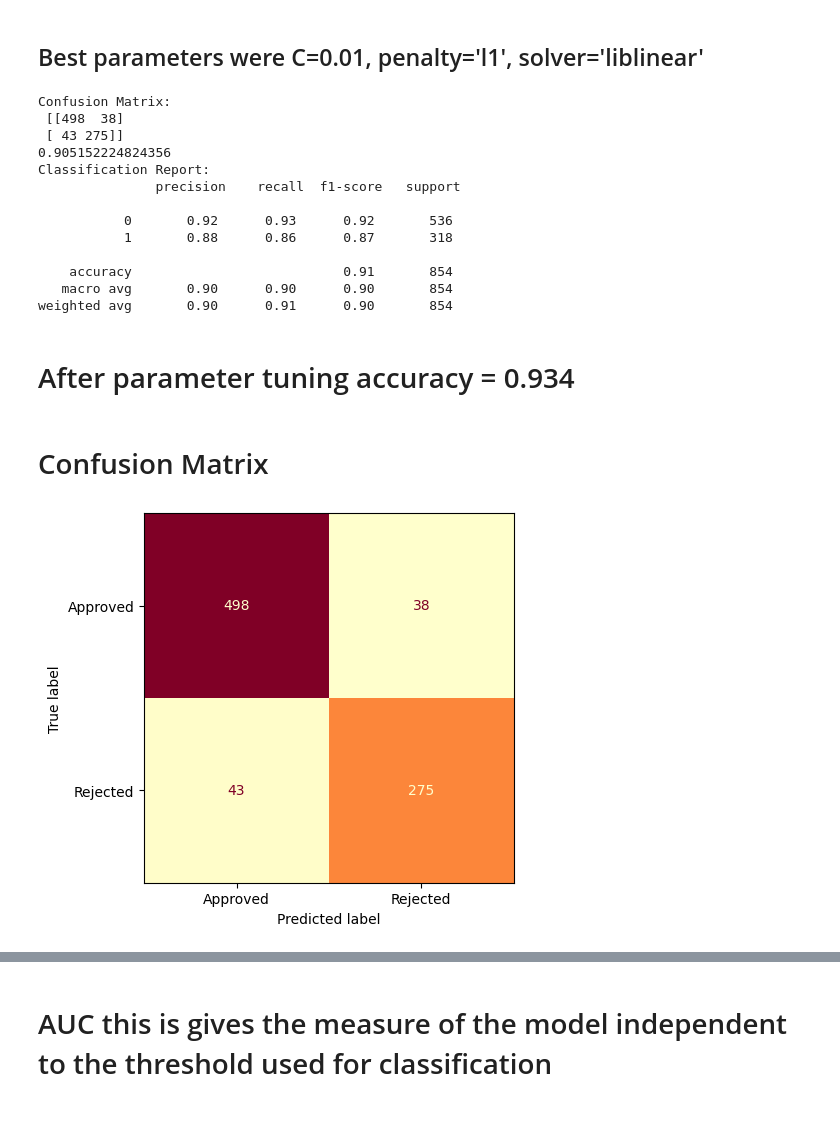
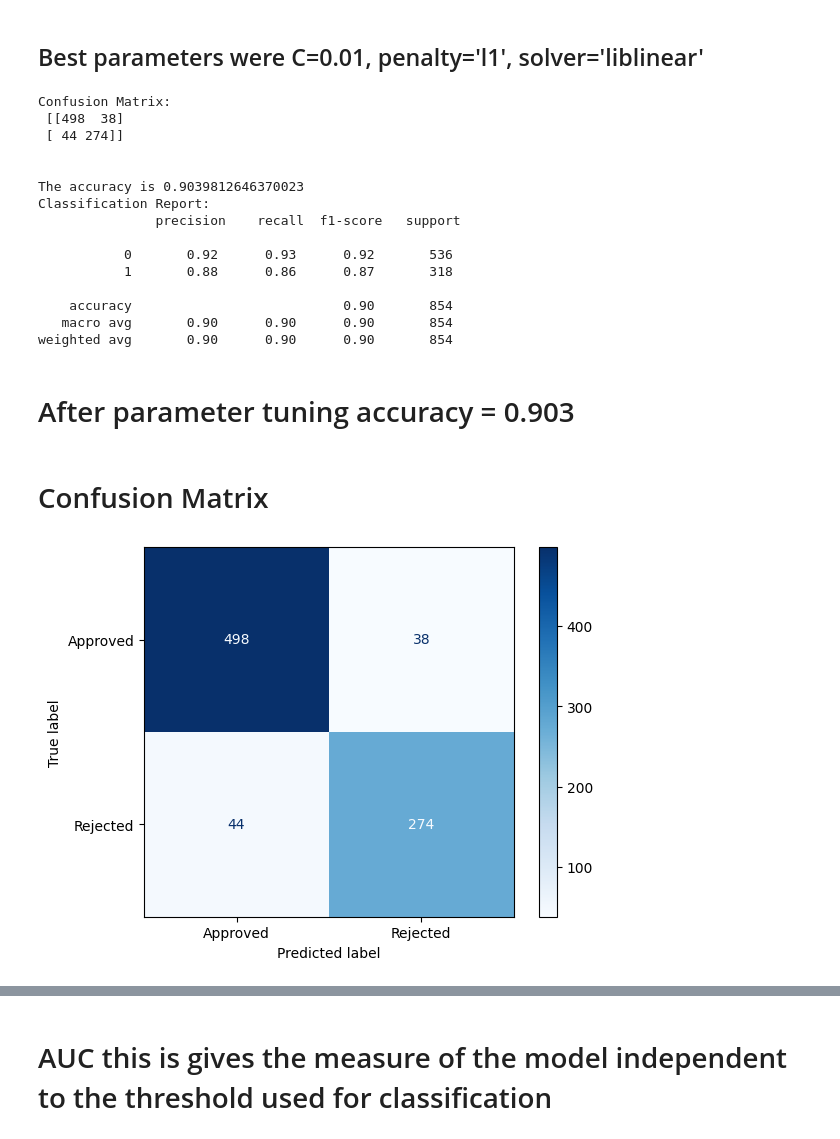
Before and after one commit to notsocertain/SMOTE-vs-ADASYN, a Jupyter notebook: Logistic-Regression(Without Balancing).ipynb, the cells around one changed output, grey strips where cells are left out. Drawn from its saved outputs; the diff is of its cells as text; code cells hidden in the pictures.

```diff
--- a/Logistic-Regression(Without Balancing).ipynb
+++ b/Logistic-Regression(Without Balancing).ipynb
@@ -318,7 +318,7 @@ X_train_scaled = scaler.transform(X_train)
 X_test_scaled = scaler.transform(X_test)
 
 # Pick the best Logistic Regression model
-LR_best = LogisticRegression(C=1, penalty='l2', solver='newton-cg', max_iter=100)
+LR_best = LogisticRegression(C=10, penalty=None, solver='lbfgs', max_iter=100)
 LR_best.fit(X_train_scaled, Y_train)
 
 # Make predictions on the test set
@@ -327,10 +327,10 @@ Y_pred = LR_best.predict(X_test_scaled)
 # Calculate confusion matrix
 conf_matrix = confusion_matrix(Y_test, Y_pred)
 print("Confusion Matrix:\n", conf_matrix)
-
+print('\n')
 #print accuracy
 accuracy_tuning = accuracy_score(Y_test, Y_pred)
-print(accuracy_tuning)
+print('The accuracy is',accuracy_tuning)
 
 # Generate classification report
 class_report = classification_report(Y_test, Y_pred)
@@ -338,29 +338,31 @@ print("Classification Report:\n", class_report)
 # %% [output]
 Confusion Matrix:
  [[498  38]
- [ 43 275]]
-0.905152224824356
+ [ 44 274]]
+
+
+The accuracy is 0.9039812646370023
 Classification Report:
                precision    recall  f1-score   support
 
            0       0.92      0.93      0.92       536
            1       0.88      0.86      0.87       318
 
-    accuracy                           0.91       854
+    accuracy                           0.90       854
    macro avg       0.90      0.90      0.90       854
-weighted avg       0.90      0.91      0.90       854
+weighted avg       0.90      0.90      0.90       854
 # %% [markdown]
-# After parameter tuning accuracy = 0.934
+# After parameter tuning accuracy = 0.903
 # %% [markdown]
 # Confusion Matrix
 # %%
 # Visualize the confusion matrix
 category=['Approved', 'Rejected']
 disp = ConfusionMatrixDisplay(confusion_matrix=conf_matrix, display_labels=category)
-disp = disp.plot(cmap=plt.cm.YlOrRd, colorbar=False)
+disp = disp.plot(cmap=plt.cm.Blues)
 plt.show()
 # %% [output]
-[figure, old version]
+[figure, new version]
 # %% [markdown]
 <!-- True Positives (TP): The upper left cell shows the number of correct predictions that an instance is positive, in this case, 70. This means that 70 benign cases were correctly identified by the model.
 
```
Also changed, not shown: parts of 11 cells of this notebook, 9 other files.
